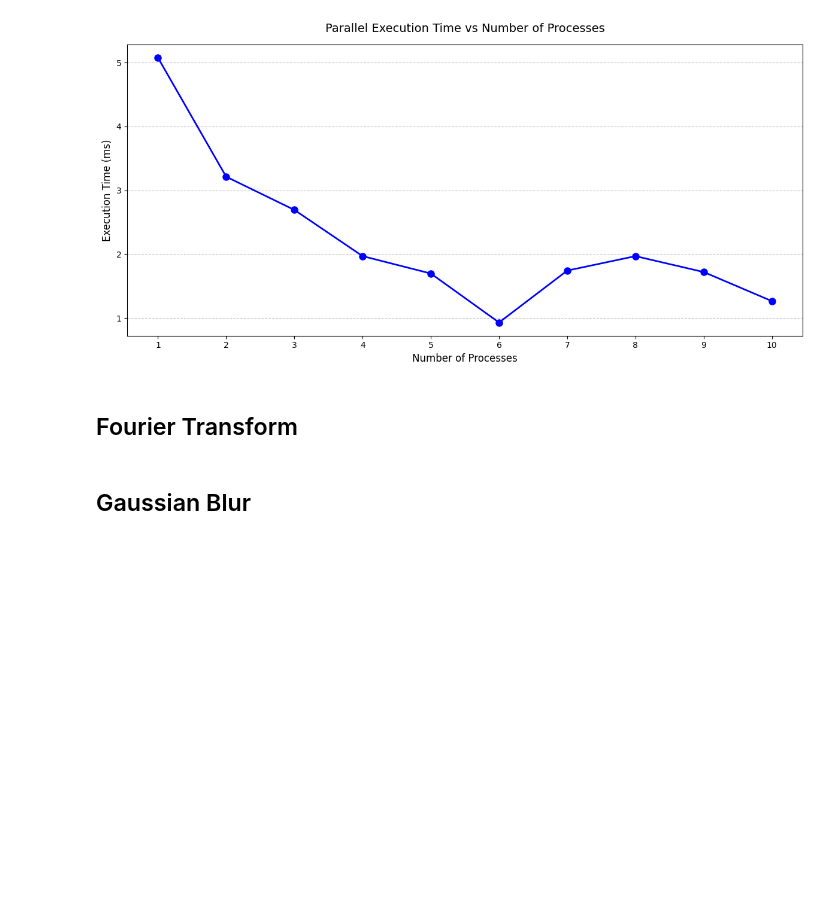
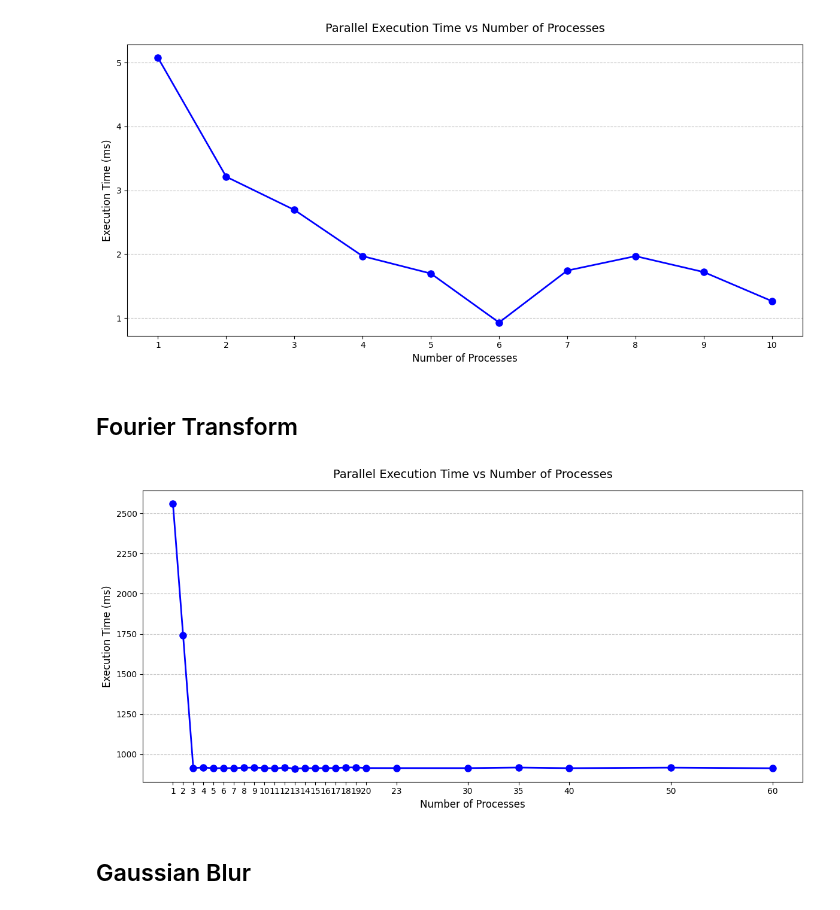
Before and after one commit to joseph280996/PHPC-Project, a Jupyter notebook: src/main.ipynb, the cells around one changed output. Drawn from its saved outputs; the diff is of its cells as text; code cells hidden in the pictures; blank space fills up the shorter version.

```diff
--- a/src/main.ipynb
+++ b/src/main.ipynb
@@ -123,32 +123,35 @@ execution_times = np.array([
     917.037,  # 12 threads
     911.794,  # 13 threads
     913.529,  # 14 threads
     913.696,  # 15 threads
     914.482,  # 16 threads
     914.617,  # 17 threads
     918.315,  # 18 threads
     918.714,  # 19 threads
     914.691,  # 20 threads
     914.515,  # 23 threads
     914.27,   # 30 threads
     917.872,  # 35 threads
     913.899,  # 40 threads
     917.324,  # 50 threads
     913.394   # 60 threads - Even at max threads, performance similar to 3 threads
 ])
 num_threads = np.array([
     1,    # First data point - sequential execution
     2,    # Testing minimal parallelization
     3,    # Where we see major performance improvement
     4, 5, 6, 7, 8, 9, 10,    # Testing fine-grained scaling
     11, 12, 13, 14, 15,      # Testing medium thread counts
     16, 17, 18, 19, 20,      # Testing higher thread counts
     23,                      # First jump in thread count
     30,                      # Testing larger thread count
     35,                      # Testing even larger thread count
     40,                      # Testing very large thread count
     50,                      # Testing extremely large thread count
     60                       # Maximum threads tested
 ])
+plot_scale_result(num_threads, execution_times)
+# %% [output]
+[figure, added]
 # %% [markdown]
 ## Gaussian Blur
```
Also changed, not shown: parts of 10 cells of this notebook, 57 other files.
